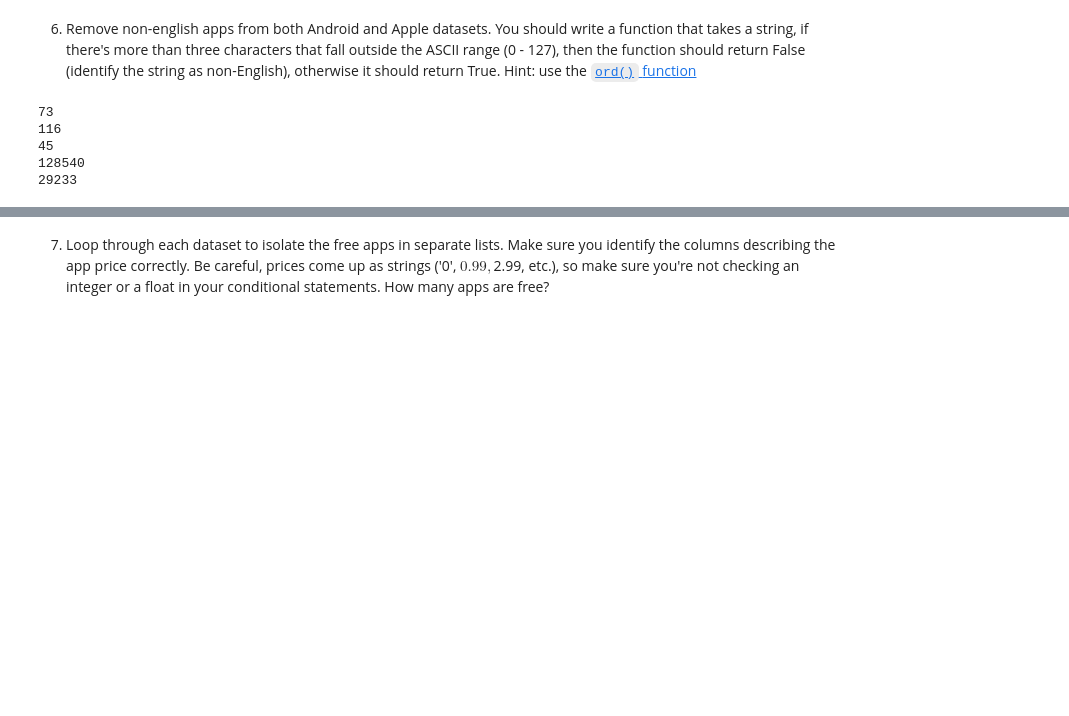
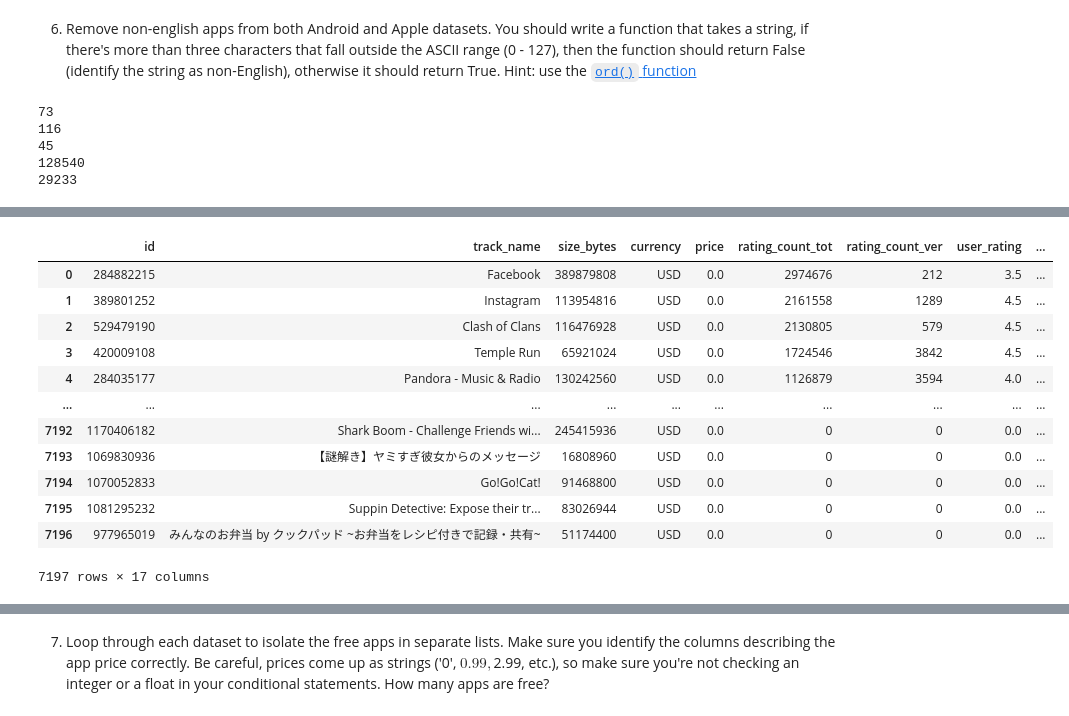
Before and after one commit to qlab-intro-python/tarea-3-adriana-braulio, a Jupyter notebook: tarea_3.ipynb, the cells around one changed output, grey strips where cells are left out. Drawn from its saved outputs; the diff is of its cells as text; code cells hidden in the pictures; blank space fills up the shorter version.

```diff
--- a/tarea_3.ipynb
+++ b/tarea_3.ipynb
@@ -191,0 +243,36 @@ print(ord("爱"))
+# %%
+#Caso de Apple Store:
+def identificar_apps_en_ingles(Apple_Store, track_name):
+    """ Esta función identifica si los nombres de las aplicaciones en la base de datos de Google Play son en inglés o no.
+    Devuelve una nueva base de datos con una columna adicional que indica si el nombre de cada aplicación es en inglés o no."""
+    def en_ingles(track_name):
+        caracteres_no_ascii = 0
+        for caracter in track_name:
+            if ord(caracter) > 127:
+                caracteres_no_ascii += 1
+        if caracteres_no_ascii > 3:
+            return False
+        else:
+            return True
+
+    Apple_Store.loc[:, 'En_ingles'] = Apple_Store[track_name].apply(en_ingles)
+    return Apple_Store
+#Usamos la función:
+nombres_de_aplicaciones_columna = 'track_name'  # Reemplaza esto con el nombre de tu columna
+Apple_Store_apps = identificar_apps_en_ingles(Apple_Store, nombres_de_aplicaciones_columna)
+
+Apple_Store_apps
+# %% [output]
+|  | id | track_name | size_bytes | currency | price | rating_count_tot | rating_count_ver | user_rating | ... |
+| 0 | 284882215 | Facebook | 389879808 | USD | 0.0 | 2974676 | 212 | 3.5 | ... |
+| 1 | 389801252 | Instagram | 113954816 | USD | 0.0 | 2161558 | 1289 | 4.5 | ... |
+| 2 | 529479190 | Clash of Clans | 116476928 | USD | 0.0 | 2130805 | 579 | 4.5 | ... |
+| 3 | 420009108 | Temple Run | 65921024 | USD | 0.0 | 1724546 | 3842 | 4.5 | ... |
+| 4 | 284035177 | Pandora - Music & Radio | 130242560 | USD | 0.0 | 1126879 | 3594 | 4.0 | ... |
+| ... | ... | ... | ... | ... | ... | ... | ... | ... | ... |
+| 7192 | 1170406182 | Shark Boom - Challenge Friends wi... | 245415936 | USD | 0.0 | 0 | 0 | 0.0 | ... |
+| 7193 | 1069830936 | 【謎解き】ヤミすぎ彼女からのメッセージ | 16808960 | USD | 0.0 | 0 | 0 | 0.0 | ... |
+| 7194 | 1070052833 | Go!Go!Cat! | 91468800 | USD | 0.0 | 0 | 0 | 0.0 | ... |
+| 7195 | 1081295232 | Suppin Detective: Expose their tr... | 83026944 | USD | 0.0 | 0 | 0 | 0.0 | ... |
+| 7196 | 977965019 | みんなのお弁当 by クックパッド ~お弁当をレシピ付きで記録・共有~ | 51174400 | USD | 0.0 | 0 | 0 | 0.0 | ... |
+7197 rows × 17 columns
```
Also changed, not shown: parts of 7 cells of this notebook.
